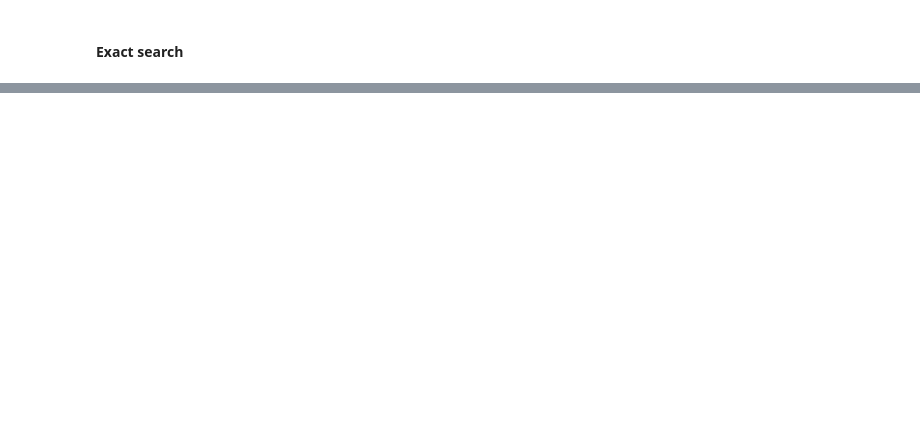
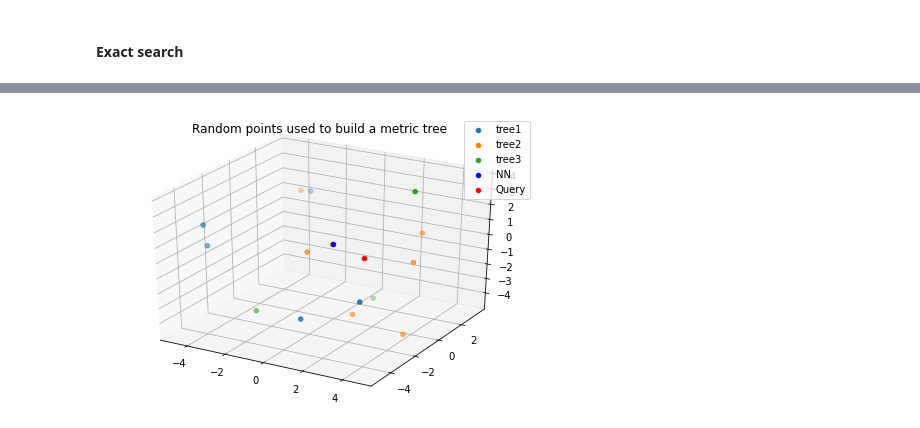
Before and after one commit to fdlci/FGMDA, a Jupyter notebook: FGMDA.ipynb, the cells around one changed output, grey strips where cells are left out. Cells and saved outputs as stored; diff of their text form; code cells hidden in the pictures; blank space fills up the shorter version.

```diff
--- a/FGMDA.ipynb
+++ b/FGMDA.ipynb
@@ -598,0 +626,4 @@ visualize_metric_nn_3D(all_points, nn, q)
+# %%
+q = (4,-4,2)
+nn = searching_with_pruning(forest_points, q)
+print(nn)
@@ -598,0 +648,21 @@ visualize_metric_nn_3D(all_points, nn, q)
+# %%
+def visualize_metric_forest_nn_3D(all_points, q, nn):
+    """Plots the random points chosen to build the metric tree"""
+    fig = plt.figure()
+    ax = Axes3D(fig)
+    for i, points in enumerate(all_points):
+        x_coords = [points[i][0] for i in range(len(points))]
+        y_coords = [points[i][1] for i in range(len(points))]
+        z_coords = [points[i][2] for i in range(len(points))]
+        ax.scatter(x_coords, y_coords, z_coords, label='tree'+str(i+1))
+    x, y, z = nn
+    qx, qy, qz = q
+    ax.scatter(x, y, z, c='blue', label='NN')
+    ax.scatter(qx, qy, qz, c='red', label='Query')
+    plt.title('Random points used to build a metric tree')
+    plt.legend()
+    plt.show()
+# %%
+visualize_metric_forest_nn_3D(forest_points, q, nn)
+# %% [output]
+[figure, added]
```
Also changed, not shown: parts of 42 cells of this notebook.
